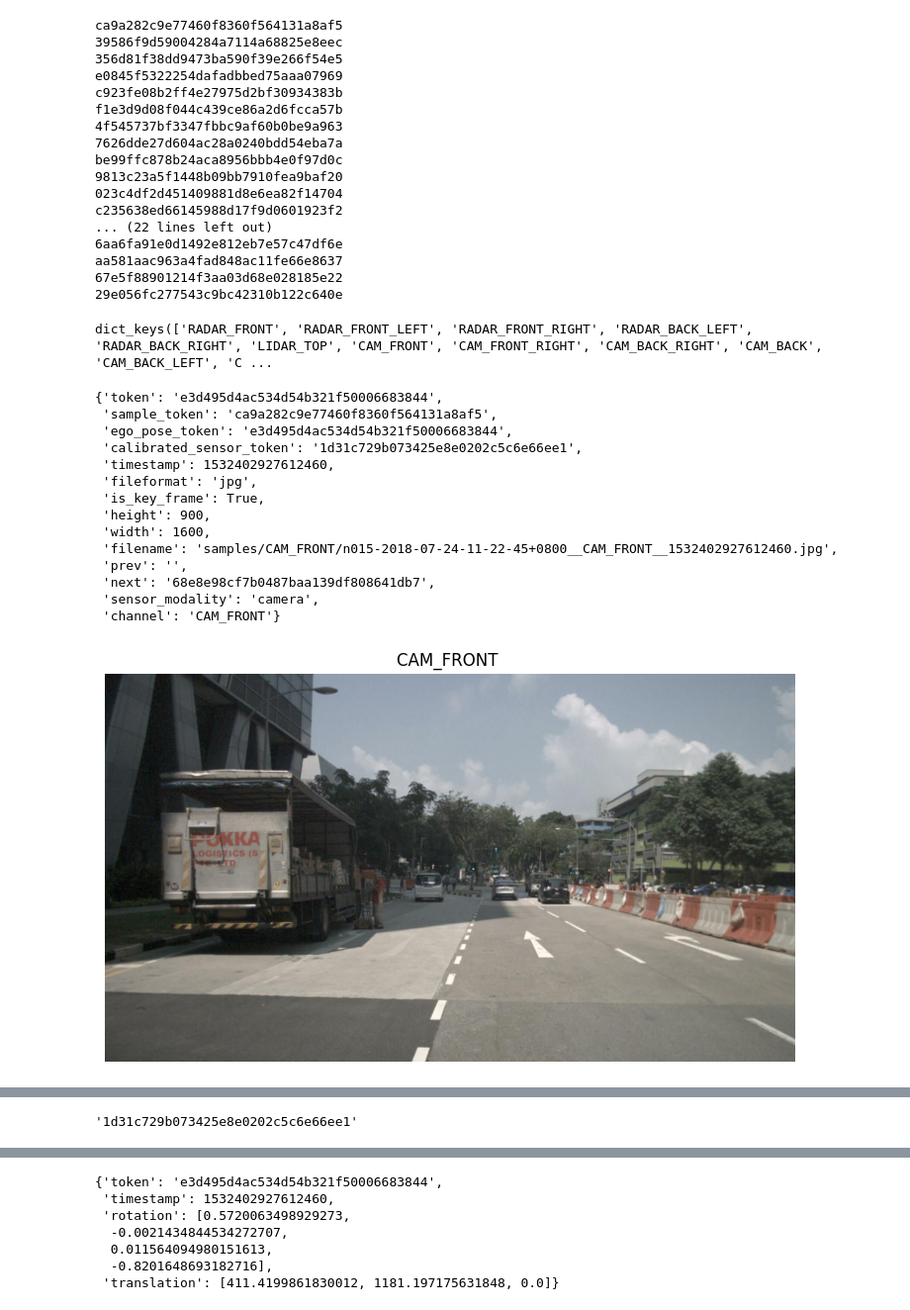
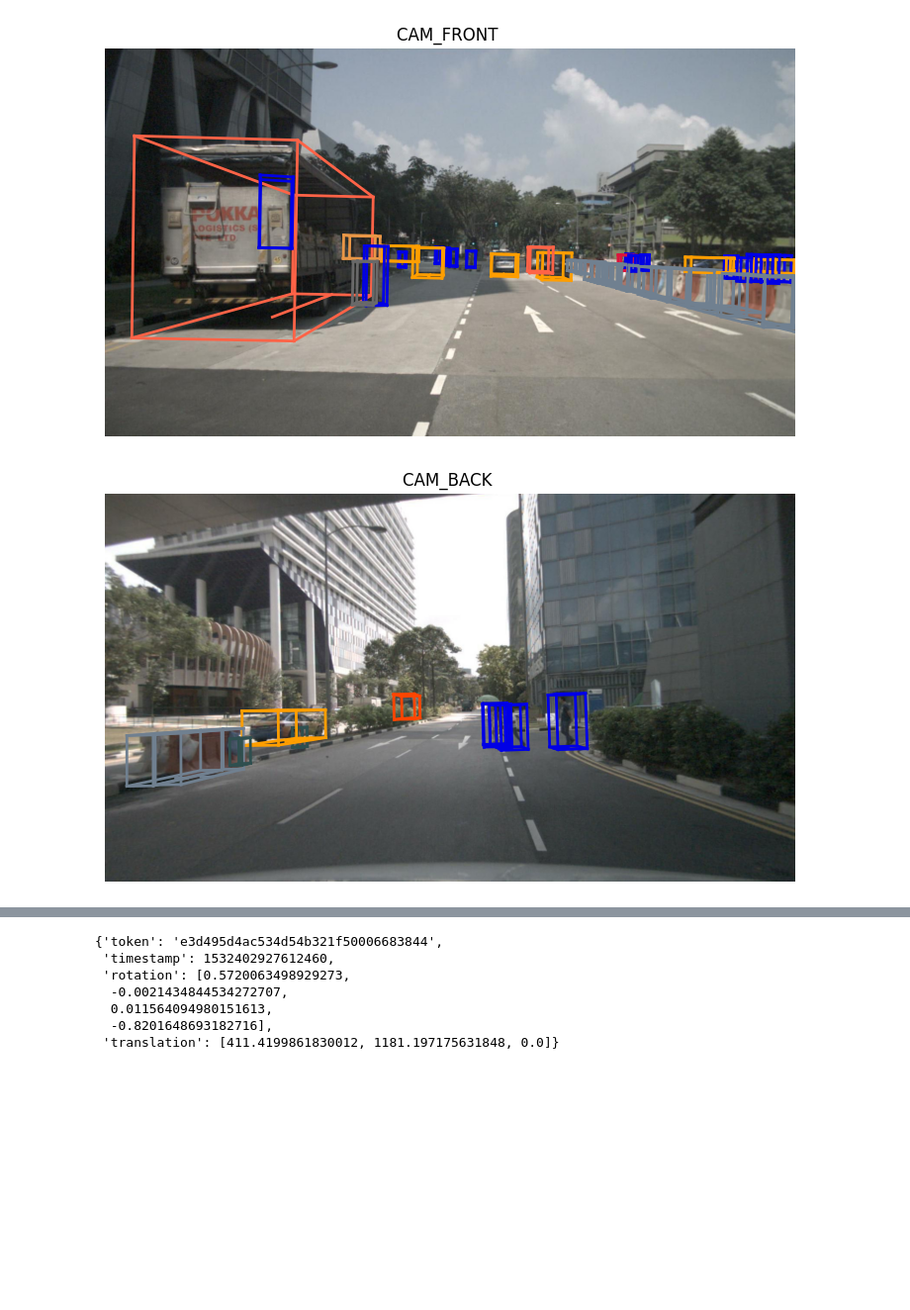
Before and after one commit to furrrow/nuscenes-devkit, a Jupyter notebook: python-sdk/tutorials/nuscenes_demo.ipynb, the cells around one changed output, grey strips where cells are left out. Shown at 99% size. Cells and saved outputs as stored; diff of their text form; code cells hidden in the pictures; blank space fills up the shorter version.

Commit message:
updated nuscenes_data_extraction.py to - include 4 images from 4 sensors - position info from pose

```diff
--- a/python-sdk/tutorials/nuscenes_demo.ipynb
+++ b/python-sdk/tutorials/nuscenes_demo.ipynb
@@ -4,7 +4,11 @@ from nuscenes.nuscenes import NuScenes
 import matplotlib.pyplot as plt
 import numpy as np
 # %%
-# nusc = NuScenes(version='v1.0-mini', dataroot='/media/jim/Hard Disk/nuscenes_data/sets/nuscenes', verbose=True)
-nusc = NuScenes(version='v1.0-trainval', dataroot='/media/jim/Hard Disk/nuscenes_data/sets/nuscenes', verbose=True)
+nusc = NuScenes(version='v1.0-mini', dataroot='/media/jim/Hard Disk/nuscenes_data/sets/nuscenes', verbose=True)
+# nusc = NuScenes(version='v1.0-trainval', dataroot='/media/jim/Hard Disk/nuscenes_data/sets/nuscenes', verbose=True)
+
+
+from nuscenes.can_bus.can_bus_api import NuScenesCanBus
+nusc_can = NuScenesCanBus(dataroot='/media/jim/Hard Disk/nuscenes_data/sets/nuscenes')
 # %% [output]
 ======
@@ -51,4 +34,5 @@ scene-1110, Night, rain, bus, turn right, peds, bus... [18-11-21 12:01:53]   20s
 # %%
-my_scene = nusc.scene[0]
-my_scene
+scene = nusc.scene[0]
+current_sample = nusc.get('sample', scene['first_sample_token'])
+current_sample['data'].keys()
 # %% [output]
@@ -105,53 +40,14 @@ first_sample
-# %%
-sample_tokens_list = []
-current_sample = nusc.get('sample', my_scene['first_sample_token'])
-sample_tokens_list.append(current_sample['token'])
-while not current_sample['next'] == "":
-    print(current_sample['token'])
-    current_sample = nusc.get('sample', current_sample['next'])
-    sample_tokens_list.append(current_sample['token'])
-# %% [output]
-ca9a282c9e77460f8360f564131a8af5
-39586f9d59004284a7114a68825e8eec
-356d81f38dd9473ba590f39e266f54e5
-e0845f5322254dafadbbed75aaa07969
-c923fe08b2ff4e27975d2bf30934383b
-f1e3d9d08f044c439ce86a2d6fcca57b
-4f545737bf3347fbbc9af60b0be9a963
-7626dde27d604ac28a0240bdd54eba7a
-be99ffc878b24aca8956bbb4e0f97d0c
-9813c23a5f1448b09bb7910fea9baf20
-023c4df2d451409881d8e6ea82f14704
-c235638ed66145988d17f9d0601923f2
-... (22 lines left out)
-6aa6fa91e0d1492e812eb7e57c47df6e
-aa581aac963a4fad848ac11fe66e8637
-67e5f88901214f3aa03d68e028185e22
-29e056fc277543c9bc42310b122c640e
-# %%
-my_sample['data'].keys()
-# %% [output]
-dict_keys(['RADAR_FRONT', 'RADAR_FRONT_LEFT', 'RADAR_FRONT_RIGHT', 'RADAR_BACK_LEFT', 'RADAR_BACK_RIGHT', 'LIDAR_TOP', 'CAM_FRONT', 'CAM_FRONT_RIGHT', 'CAM_BACK_RIGHT', 'CAM_BACK', 'CAM_BACK_LEFT', 'C ...
 # %%
 sensor = 'CAM_FRONT'
-cam_front_data = nusc.get('sample_data', my_sample['data'][sensor])
-cam_front_data
+cam_front_data = nusc.get('sample_data', current_sample['data']['CAM_FRONT'])
+cam_back_data = nusc.get('sample_data', current_sample['data']['CAM_BACK'])
+cam_back_left_data = nusc.get('sample_data', current_sample['data']['CAM_BACK_LEFT'])
+cam_back_right_data = nusc.get('sample_data', current_sample['data']['CAM_BACK_RIGHT'])
-# %% [output]
-{'token': 'e3d495d4ac534d54b321f50006683844',
- 'sample_token': 'ca9a282c9e77460f8360f564131a8af5',
- 'ego_pose_token': 'e3d495d4ac534d54b321f50006683844',
- 'calibrated_sensor_token': '1d31c729b073425e8e0202c5c6e66ee1',
- 'timestamp': 1532402927612460,
- 'fileformat': 'jpg',
- 'is_key_frame': True,
- 'height': 900,
- 'width': 1600,
- 'filename': 'samples/CAM_FRONT/n015-2018-07-24-11-22-45+0800__CAM_FRONT__1532402927612460.jpg',
- 'prev': '',
- 'next': '68e8e98cf7b0487baa139df808641db7',
- 'sensor_modality': 'camera',
- 'channel': 'CAM_FRONT'}
 # %%
-nusc.render_sample_data(cam_front_data['token'], with_anns=False)
+nusc.render_sample_data(cam_front_data['token'], with_anns=True)
+nusc.render_sample_data(cam_back_data['token'], with_anns=True)
+nusc.render_sample_data(cam_back_left_data['token'], with_anns=True)
+nusc.render_sample_data(cam_back_right_data['token'], with_anns=True)
 # %% [output]
-[figure, old version]
+[figure, new version]
+[figure, added]
@@ -158,4 +55,0 @@ nusc.render_sample_data(cam_front_data['token'], with_anns=False)
-# %%
-cam_front_data['calibrated_sensor_token']
-# %% [output]
-'1d31c729b073425e8e0202c5c6e66ee1'
```
Also changed, not shown: parts of 16 cells of this notebook, 1 other file.
